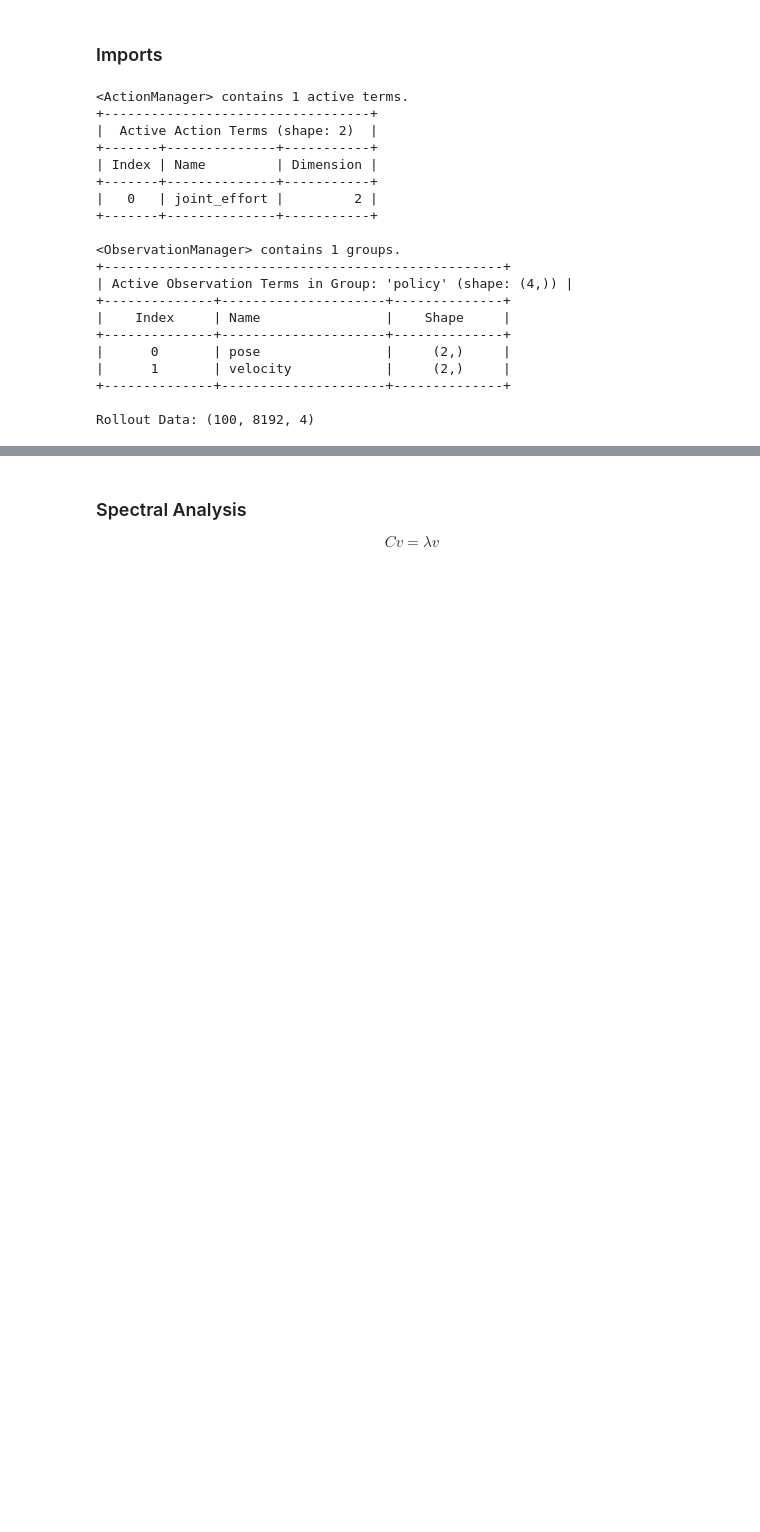
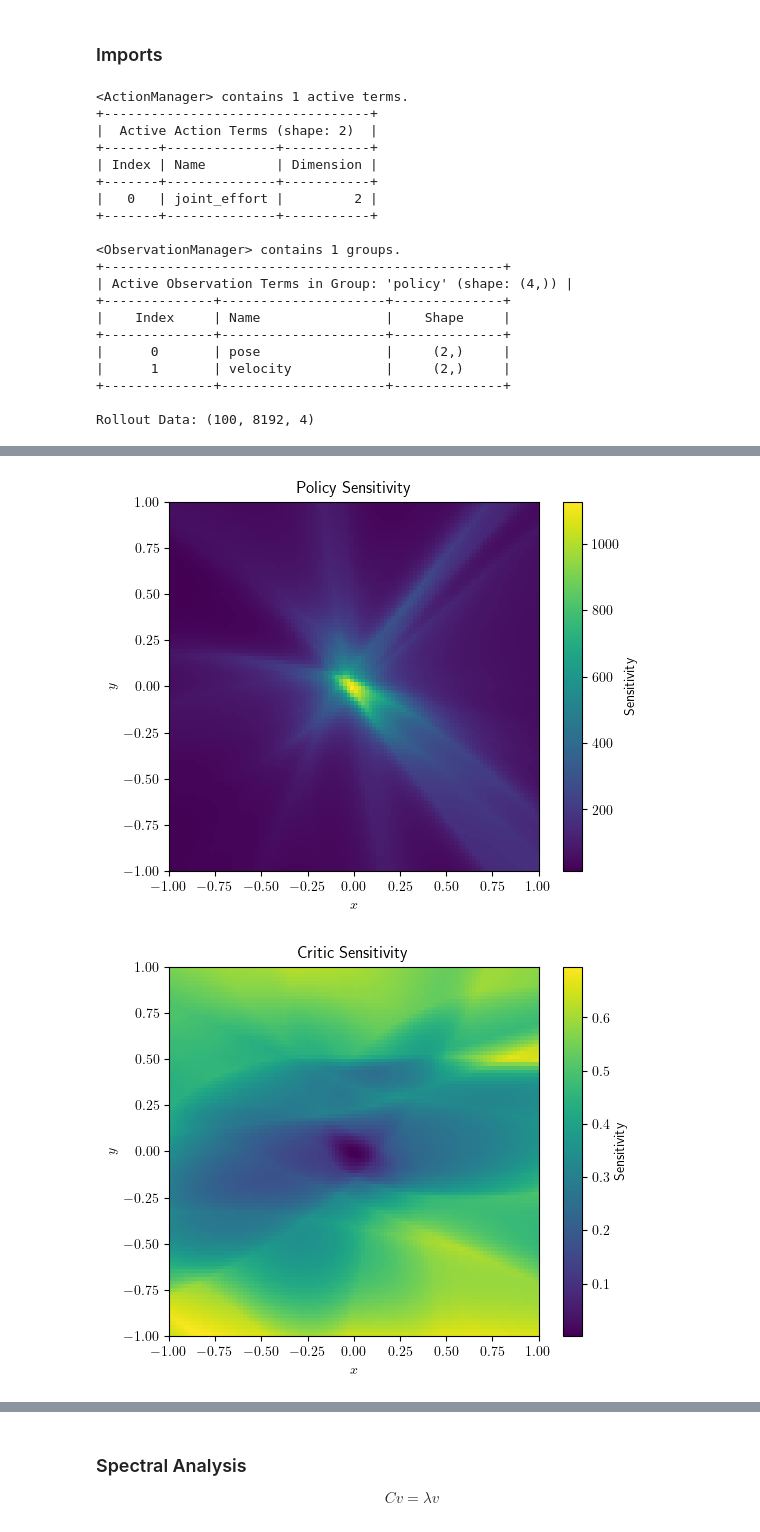
Before and after one commit to KyleM73/nonlinear_ct, a Jupyter notebook: scripts/analyze.ipynb, the cells around one changed output, grey strips where cells are left out. Drawn from its saved outputs; the diff is of its cells as text; code cells hidden in the pictures; blank space fills up the shorter version.

```diff
--- a/scripts/analyze.ipynb
+++ b/scripts/analyze.ipynb
@@ -223,0 +162,21 @@ Text(0.5, 1.0, 'Critic Value Heatmap (Eigenbasis Projection)')
+# %%
+# Sensitivity heatmap
+sensitivity_policy = eigvals_policy_uniform_traj.norm(dim=1)
+sensitivity_critic = eigvals_critic_uniform_traj.norm(dim=1)
+# sensitivity_policy_eig = eigvals_policy_uniform_traj_eig.norm(dim=1)
+# sensitivity_critic_eig = eigvals_critic_uniform_traj_eig.norm(dim=1)
+
+proj_policy = compute_projection_distances(states_uniform, eigvecs_policy_uniform_traj, mean_center=True)
+proj_critic = compute_projection_distances(states_uniform, eigvecs_critic_uniform_traj, mean_center=True)
+
+plot_heatmap(x, y, sensitivity_policy, r"Policy Sensitivity", r"$x$", r"$y$", "Sensitivity", level_sets=None)
+plot_heatmap(x, y, sensitivity_critic, r"Critic Sensitivity", r"$x$", r"$y$", "Sensitivity", level_sets=None)
+
+# plot_heatmap(a, b, sensitivity_policy_eig, r"Policy Sensitivity (Eigenbasis Sampling)", r"$v_1$", r"$v_2$", "Sensitivity", level_sets=None, use_scatter=True, size=10)
+# plot_heatmap(a, b, sensitivity_critic_eig, r"Critic Sensitivity (Eigenbasis Sampling)", r"$v_1$", r"$v_2$", "Sensitivity", level_sets=None, use_scatter=True, size=10)
+
+plot_heatmap(proj_policy[:, 0], proj_policy[:, 1], sensitivity_policy, r"Policy Sensitivity (Projected onto Eigenbasis)", r"$v_1$ projection", r"$v_2$ projection", "Sensitivity", level_sets=None, use_scatter=True, size=1)
+plot_heatmap(proj_critic[:, 0], proj_critic[:, 1], sensitivity_policy, r"Critic Sensitivity (Projected onto Eigenbasis)", r"$v_1$ projection", r"$v_2$ projection", "Sensitivity", level_sets=None, use_scatter=True, size=1)
+# %% [output]
+[figure, added]
+[figure, added]
```
Also changed, not shown: parts of 13 cells of this notebook, 1 other file.
